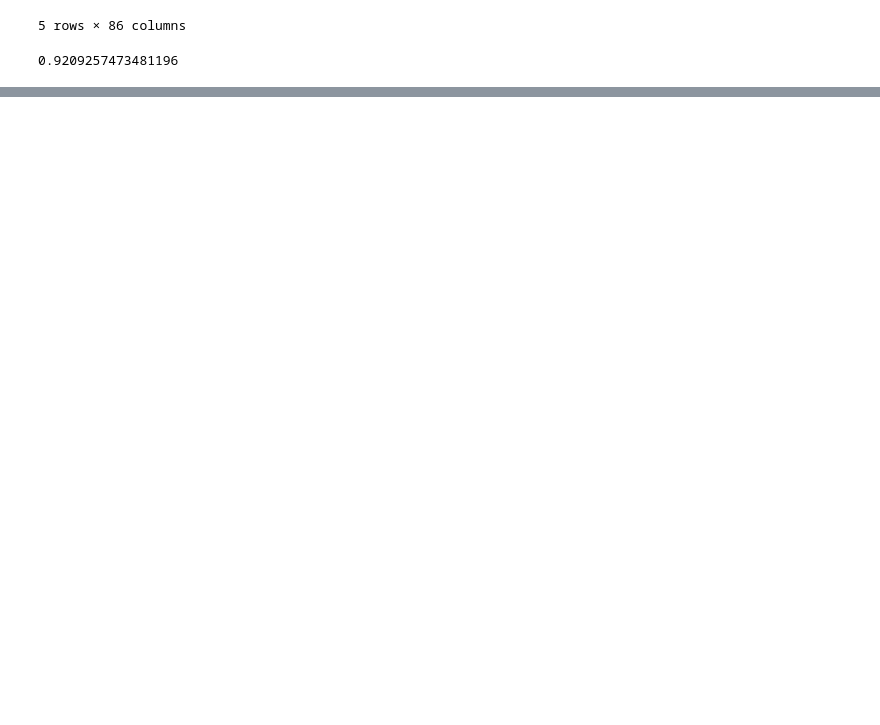
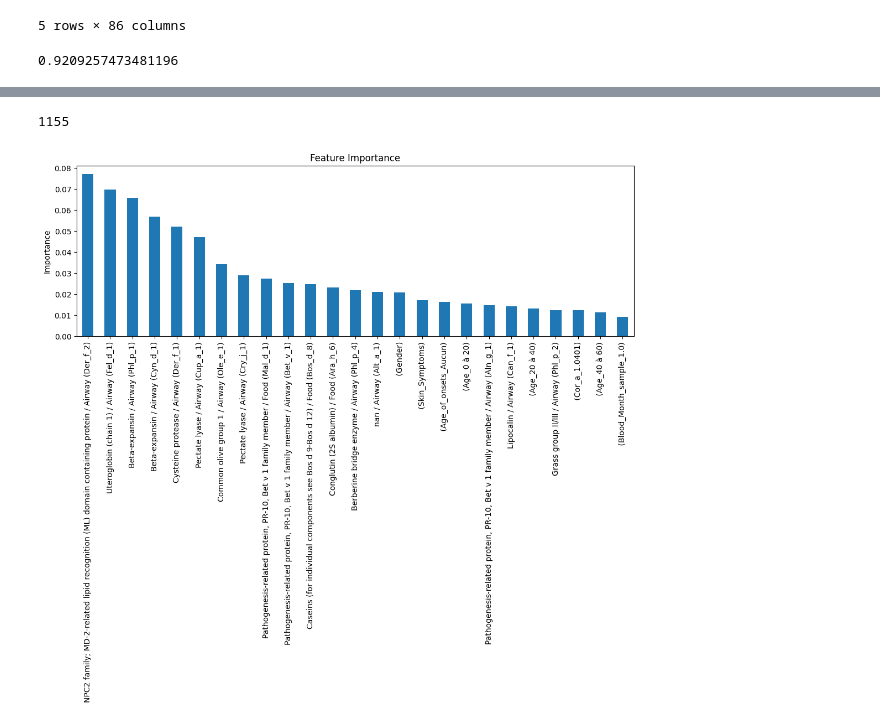
Before and after one commit to IngeaJeanOlivier/Allergies, a Jupyter notebook: notebooks/nb_jean_olivier.ipynb, the cells around one changed output, grey strips where cells are left out. Drawn from its saved outputs; the diff is of its cells as text; code cells hidden in the pictures; blank space fills up the shorter version.

Commit message:
visualization of best columns

```diff
--- a/notebooks/nb_jean_olivier.ipynb
+++ b/notebooks/nb_jean_olivier.ipynb
@@ -384,7 +366,10 @@ from sklearn.linear_model import LogisticRegression
 
 lr = LogisticRegression()
 
-X = df3.drop(columns=["Sensitization"])
+# Both models are SCORING at 0.92, but what will it be if we remove Urban_area column?
+# Removing Urban_area column changes nothing to the SCORE.
+
+X = df3.drop(columns=["Sensitization", "Urban_area"])
 y = df3["Sensitization"]
 
 X_train, X_test, y_train, y_test = train_test_split(X, y, random_state=0)
@@ -410,0 +407,28 @@ print(score)
+# %%
+dico = {}
+for i in range(len(allergens_df)):
+    dico[allergens_df.iloc[i, 0].strip()] = f"{allergens_df.iloc[i, 1]} / {allergens_df.iloc[i, 3]}"
+
+len(allergens_df)
+# %% [output]
+1155
+# %%
+import matplotlib.pyplot as plt
+
+# Get feature importances
+index_labels = [f"{dico.get(z.replace('_', ' '), '')} ({z})" for z in X_train.columns]
+
+importances = pd.Series(rfc.feature_importances_, index=index_labels)
+importances = importances.sort_values(ascending=False)
+
+# Top 25
+importances_z = importances[:25]
+
+# Plot
+plt.figure(figsize=(13, 4))
+importances_z.plot(kind='bar')
+plt.title("Feature Importance")
+plt.ylabel("Importance")
+plt.show()
+# %% [output]
+[figure, added]
```
Also changed, not shown: parts of 21 cells of this notebook.
